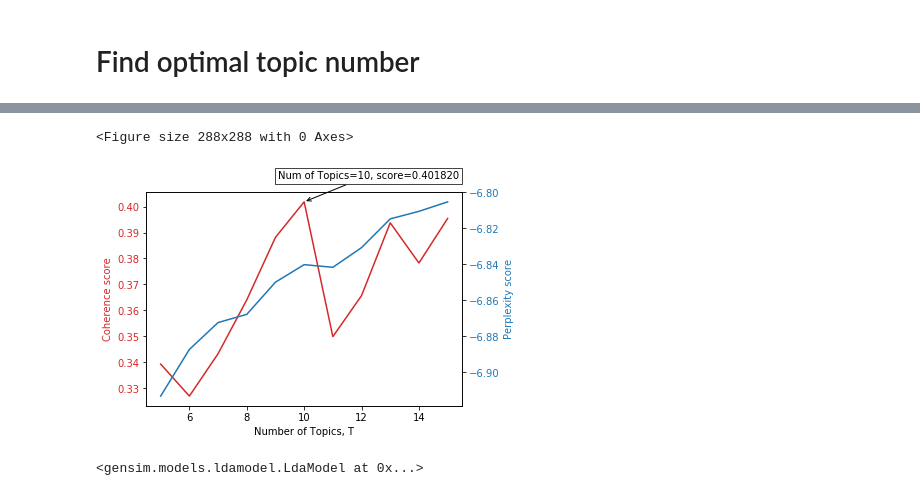
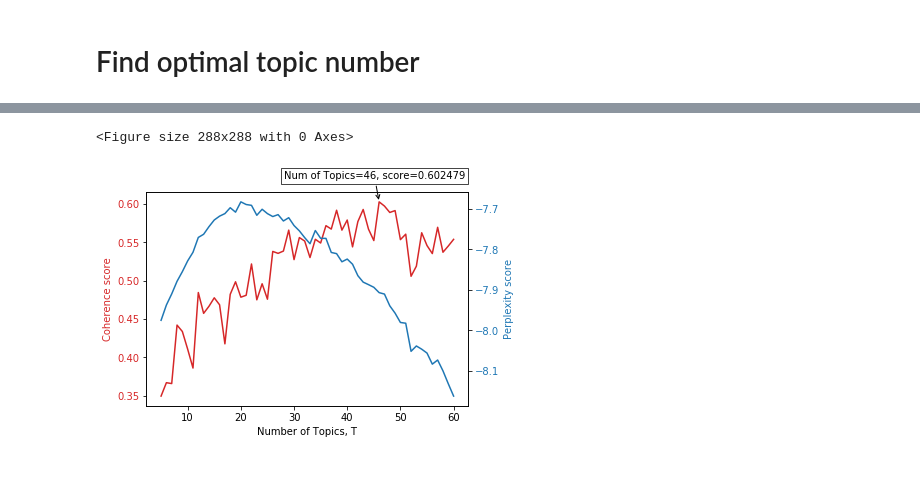
Before and after one commit to Arisiru/dtm-reports-analysis, a Jupyter notebook: notebooks/topic_analysis.ipynb, the cells around one changed output, grey strips where cells are left out. Cells and saved outputs as stored; diff of their text form; code cells hidden in the pictures.

```diff
--- a/notebooks/topic_analysis.ipynb
+++ b/notebooks/topic_analysis.ipynb
@@ -101,6 +58,5 @@ id2word = corpora.Dictionary(document_words_list)
 # %% [markdown]
 ## Create Corpus
 # %%
-texts = document_words_list
-corpus = [id2word.doc2bow(text) for text in texts]
+corpus = [id2word.doc2bow(text) for text in reports_list]
 # %%
@@ -117,7 +73,7 @@ if flag_debug:
 # %%
 from gensim.models import CoherenceModel
 # %%
-def compute_coherence_values(dictionary, corpus, texts, limit, start=2, step=3, passes=10):
+def compute_coherence_values(dictionary, corpus, texts, limit, start=2, step=3, passes=10, random_state=100):
     """
     Compute c_v coherence for various number of topics
 
@@ -136,12 +92,13 @@ def compute_coherence_values(dictionary, corpus, texts, limit, start=2, step=3,
     coherence_values = []
     perplexity_values = []
     model_list = []
+    i = 0
     for num_topics in range(start, limit + 1, step):
         model = gensim.models.ldamodel.LdaModel(corpus=corpus,
                                            id2word=dictionary,
                                            num_topics=num_topics,
-                                           random_state=100,
-                                           update_every=1,
+                                           random_state=random_state,
+                                           update_every=5,
                                            chunksize=100,
                                            passes=passes,
                                            alpha='auto',
@@ -155,21 +112,23 @@ def compute_coherence_values(dictionary, corpus, texts, limit, start=2, step=3,
         perplexity = model.log_perplexity(corpus)
         perplexity_values.append(perplexity)
 
-        print("Done on T: %s, c_v score: %s" % (num_topics, c_v_score))
-
+        print('Done on indx: %s T: %s, c_v score: %s, perplexity: %s' % (i, num_topics, c_v_score, perplexity))
+        i += 1
     return model_list, coherence_values, perplexity_values
 # %%
 min_T = 5
-max_T = 15
+max_T = 60
 step_T = 1
-passes_T = 10
+passes_T = 31 # I had pike at 22 with 51
+random_state = 193748
 # %%
 model_list, coherence_values, perplexity_values = compute_coherence_values(
     dictionary=id2word,
-    corpus=corpus[:1 + amount_documents_in_series_dict[2005]],
-    texts=texts[:1 + amount_documents_in_series_dict[2005]],
+    corpus=corpus,
+    texts=reports_list,
     start=min_T,
     limit=max_T,
     step=step_T,
-    passes=passes_T)
+    passes=passes_T,
+    random_state=random_state)
 # %% [output]
@@ -225,44 +190,39 @@ plt.close()
 # %%
 plt.figure(figsize=(4,4))
 
-x = np.array(range(min_T, max_T + 1, step_T))
 
 data1 = np.array(coherence_values)
 data2 = np.array(perplexity_values)
+x = np.array(range(min_T, min_T + len(data1), step_T))
 
 fig, ax1 = plt.subplots()
 
 color = 'tab:red'
 ax1.set_xlabel('Number of Topics, T')
 ax1.set_ylabel('Coherence score', color=color)
 ax1.plot(x, data1, color=color)
 ax1.tick_params(axis='y', labelcolor=color)
 
 xmax = x[np.argmax(data1)]
 ymax = data1.max()
-text = "Num of Topics=%s, score=%f" % (xmax, ymax)
+text = 'Num of Topics=%s, score=%f' % (xmax, ymax)
 
-bbox_props = dict(boxstyle="square,pad=0.3", fc="w", ec="k", lw=0.72)
-arrowprops = dict(arrowstyle="->")
-kw = dict(xycoords='data',textcoords="axes fraction",
-          arrowprops=arrowprops, bbox=bbox_props, ha="right", va="top")
+bbox_props = dict(boxstyle='square,pad=0.3', fc='w', ec='k', lw=0.72)
+arrowprops = dict(arrowstyle='->')
+kw = dict(xycoords='data',textcoords='axes fraction',
+          arrowprops=arrowprops, bbox=bbox_props, ha='right', va='top')
 ax1.annotate(text, xy=(xmax, ymax), xytext=(0.99,1.1), **kw)
 
 # instantiate a second axes that shares the same x-axis
 ax2 = ax1.twinx()
 
 color = 'tab:blue'
 ax2.set_ylabel('Perplexity score', color=color)
 ax2.plot(x, data2, color=color)
 ax2.tick_params(axis='y', labelcolor=color)
 
 fig.tight_layout() # otherwise the right y-label is slightly clipped
 plt.show()
 # %% [output]
 <Figure size 288x288 with 0 Axes>
-[figure, old version]
+[figure, new version]
-# %%
-best_model = model_list[0]
-best_model
-# %% [output]
-<gensim.models.ldamodel.LdaModel at 0x...>
```
Also changed, not shown: parts of 48 cells of this notebook, 3 other files.
